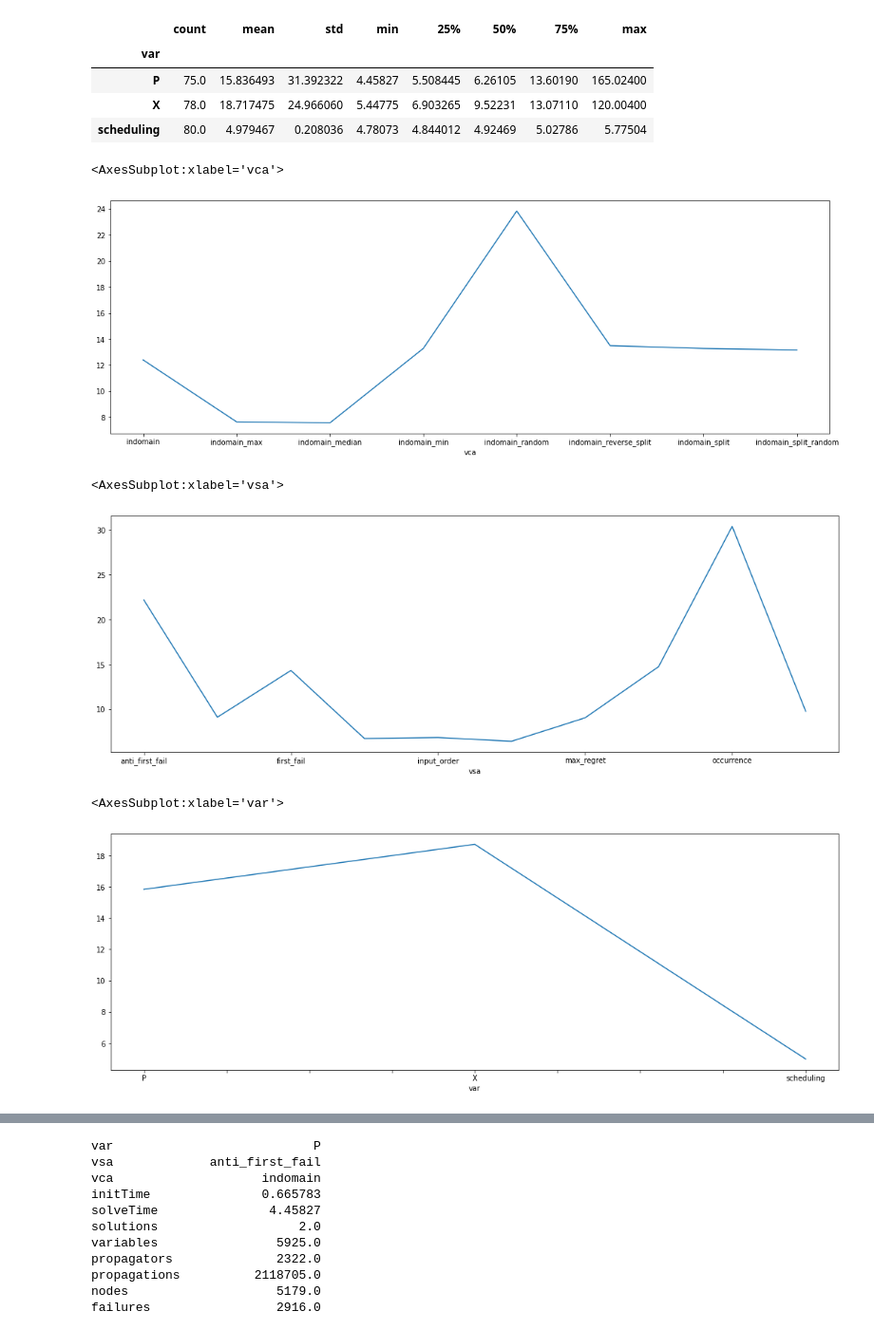
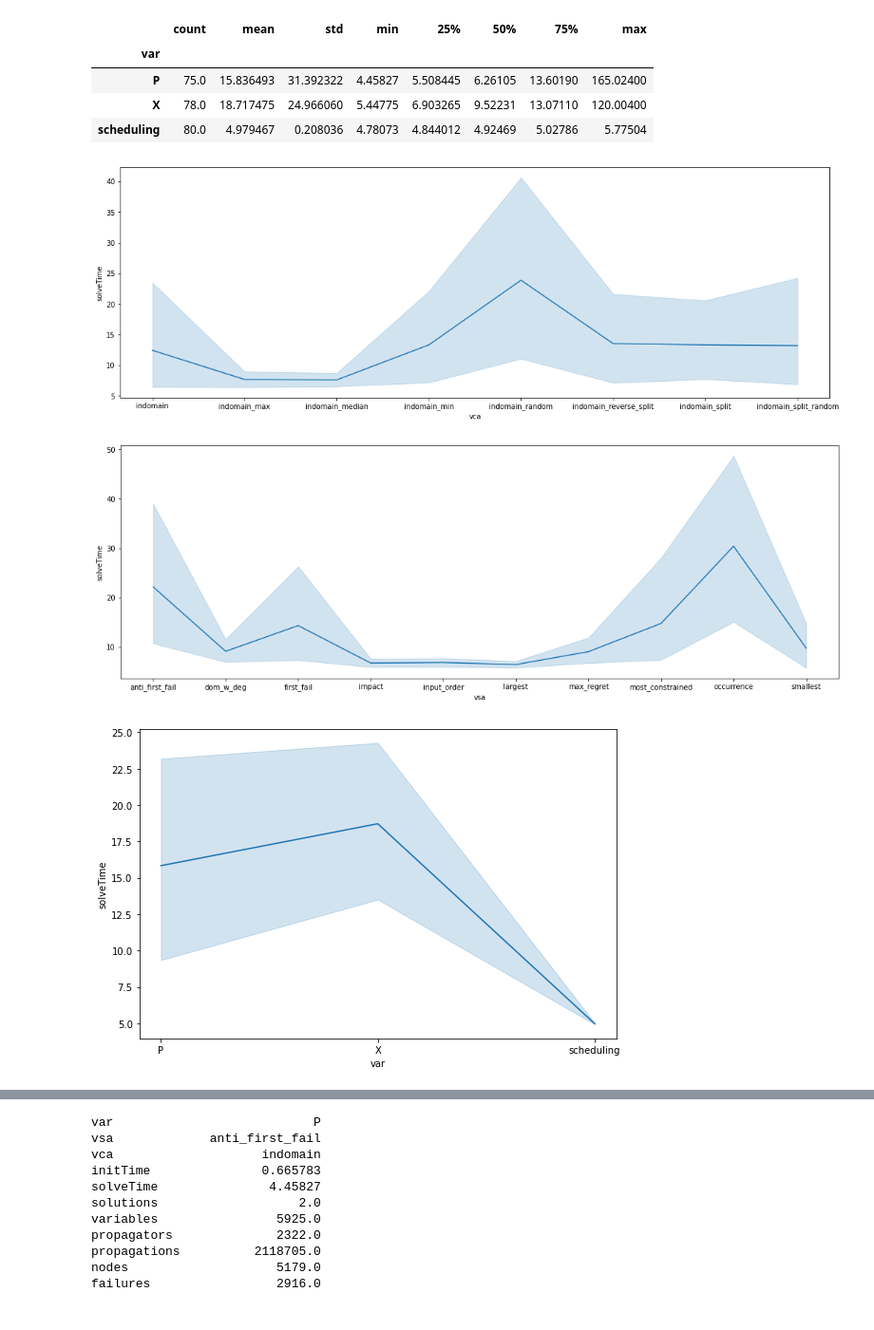
Before and after one commit to jokerale/pizzaguy, a Jupyter notebook: code/Prove e Grafici Ripetuti.ipynb, the cells around one changed output, grey strips where cells are left out. Shown at 95% size. Cells and saved outputs as stored; diff of their text form; code cells hidden in the pictures.

```diff
--- a/code/Prove e Grafici Ripetuti.ipynb
+++ b/code/Prove e Grafici Ripetuti.ipynb
@@ -215,20 +215,26 @@ df_val.groupby(['var']).describe()['solveTime']
 | X | 78.0 | 18.717475 | 24.966060 | 5.44775 | 6.903265 | 9.52231 | 13.07110 | 120.00400 |
 | scheduling | 80.0 | 4.979467 | 0.208036 | 4.78073 | 4.844012 | 4.92469 | 5.02786 | 5.77504 |
 # %%
-df_val.groupby(['vca'])['solveTime'].mean().plot(figsize=(18,6))
+#df_val.groupby(['vca'])['solveTime'].mean().plot(figsize=(18,6))
+sb.lineplot(data=df_val, x='vca', y='solveTime')
+plt.xticks(rotation=0)
+plt.rcParams["figure.figsize"] = (18,6)
 # %% [output]
-<AxesSubplot:xlabel='vca'>
-[figure, old version]
+[figure, new version]
 # %%
-df_val.groupby(['vsa'])['solveTime'].mean().plot(figsize=(18,6))
+#df_val.groupby(['vsa'])['solveTime'].mean().plot(figsize=(18,6))
+sb.lineplot(data=df_val, x='vsa', y='solveTime')
+plt.xticks(rotation=0)
+plt.rcParams["figure.figsize"] = (18,6)
 # %% [output]
-<AxesSubplot:xlabel='vsa'>
-[figure, old version]
+[figure, new version]
 # %%
-df_val.groupby(['var'])['solveTime'].mean().plot(figsize=(18,6))
+#df_val.groupby(['var'])['solveTime'].mean().plot(figsize=(18,6))
+sb.lineplot(data=df_val, x='var', y='solveTime')
+plt.xticks(rotation=0)
+plt.rcParams["figure.figsize"] = (6,6)
 # %% [output]
-<AxesSubplot:xlabel='var'>
-[figure, old version]
+[figure, new version]
 # %%
 df_val[df_val['solveTime']<4.8].sort_values(by=['solveTime'])
 # %% [output]
```
Also changed, not shown: parts of 17 cells of this notebook, 21 other files.
